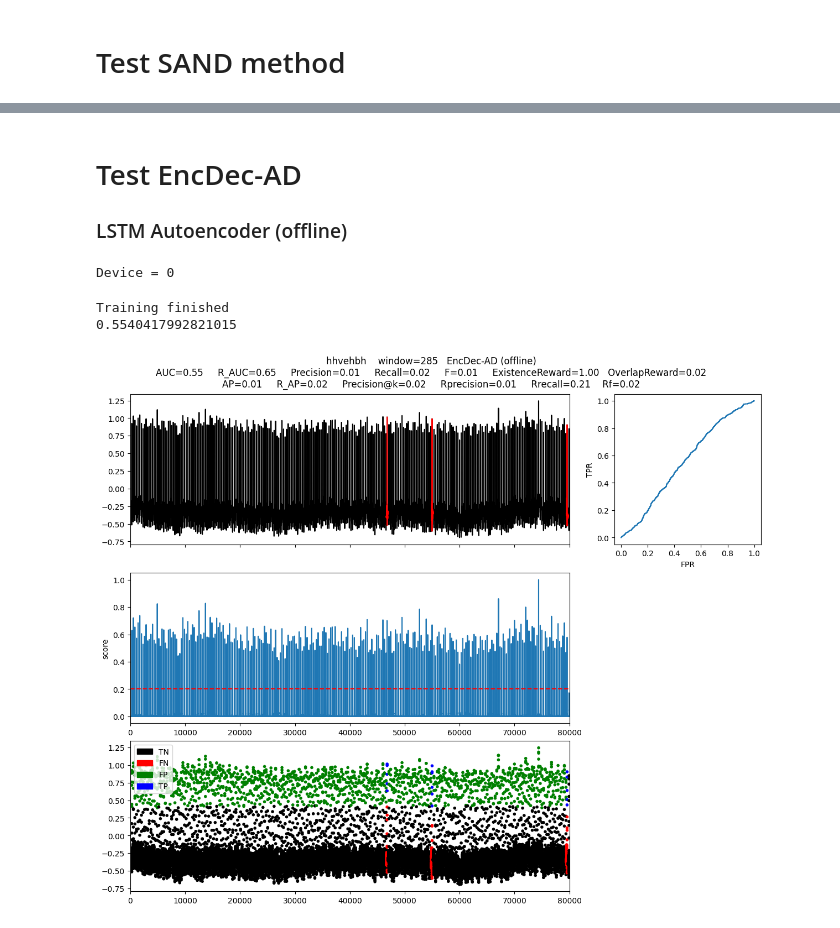
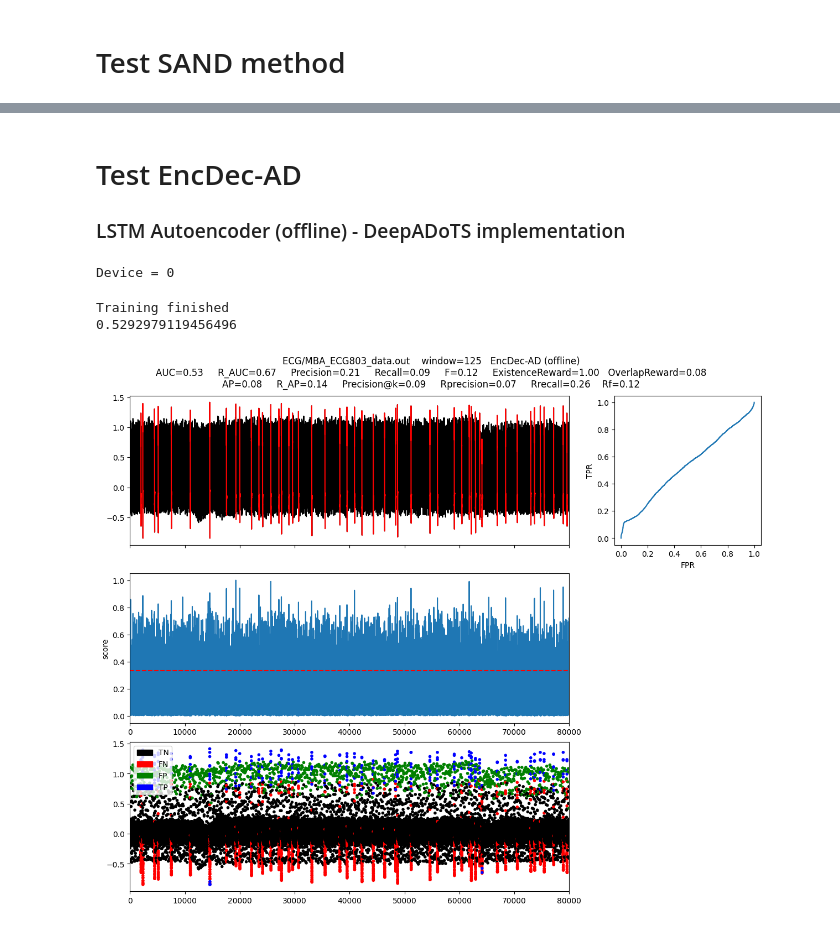
Before and after one commit to ChristinaK97/StreamingTimeSeriesAnomalyDetection, a Jupyter notebook: StreamingAnomalyDetectionNotebook.ipynb, the cells around one changed output, grey strips where cells are left out. Cells and saved outputs as stored; diff of their text form; code cells hidden in the pictures.

```diff
--- a/StreamingAnomalyDetectionNotebook.ipynb
+++ b/StreamingAnomalyDetectionNotebook.ipynb
@@ -212,4 +267,4 @@ gather_results(modelName, True, label, score, slidingWindow, filepaths, normalit
 # %% [markdown]
 <h1>Test EncDec-AD </h1>
-<h3>LSTM Autoencoder (offline)</h3>
+<h3>LSTM Autoencoder (offline) - DeepADoTS implementation</h3>
 # %%
@@ -235,31 +288,37 @@ def separate_sets(X, Y, train_perc=0.1, val_perc=0.0):
 
     return X_train, Y_train, X_val, Y_val, X_test, Y_test
 # %%
-name = "hhvehbh"
-modelName = "EncDec-AD (offline)"
-device = current_device() if is_available() else None
-print(f"Device = {device}")
 
-X = df[[0]]
-Y = df[1]
-slidingWindow = find_length(X[0])
-X_train, Y_train, X_val, Y_val, X_test, Y_test = separate_sets(X, Y, train_perc=0.2, val_perc=0)
+def EncDecAD_model(df: pd.DataFrame, filenames: List[str], normality: int):
+    name = "_".join(filenames)
+    modelName = "EncDec-AD (offline)"
 
-# train
-batch_size = int((slidingWindow // 100) * 100 + 100)
-enc_dec_ad = LSTMED(num_epochs=20, batch_size=batch_size, hidden_size=40, sequence_length=slidingWindow, seed=42, gpu=device)
-enc_dec_ad.fit(X_train)
-print("Training finished")
+    device = current_device() if is_available() else None
+    print(f"Device = {device}")
 
-# test
-score = enc_dec_ad.predict(X_test)
-print(roc_auc_score(Y_test, score))
+    # prepare dataset
+    X = df[[0]]
+    Y = df[1]
+    slidingWindow = find_length(X[0])
+    X_train, Y_train, X_val, Y_val, X_test, Y_test = separate_sets(X, Y, train_perc=0.2, val_perc=0)
 
-# show evaluation results
-score = MinMaxScaler(feature_range=(0,1)).fit_transform(score.reshape(-1,1)).ravel()
-plotFig(X_test[0], Y_test, score, slidingWindow, fileName=name, modelName=modelName)
+    # train
+    batch_size = int((slidingWindow // 100) * 100 + 100)
+    enc_dec_ad = LSTMED1(num_epochs=20, batch_size=batch_size, hidden_size=40, sequence_length=slidingWindow, seed=42, gpu=device)
+    enc_dec_ad.fit(X_train)
+    print("Training finished")
+
+    # test
+    score = enc_dec_ad.predict(X_test)
+    print(roc_auc_score(Y_test, score))
+
+    # show evaluation results
+    score = MinMaxScaler(feature_range=(0,1)).fit_transform(score.reshape(-1,1)).ravel()
+    return plotFig(X_test[0], Y_test, score, slidingWindow, fileName=name, modelName=modelName)
-# %% [output]
-Device = 0
-Training finished
-0.5540417992821015
-[figure, removed]
+# %%
+EncDecAD_model(df, filenames, normality)
+# %% [output]
+Device = 0
+Training finished
+0.5292979119456496
+[figure, added]
```
Also changed, not shown: parts of 18 cells of this notebook, 1 other file.
